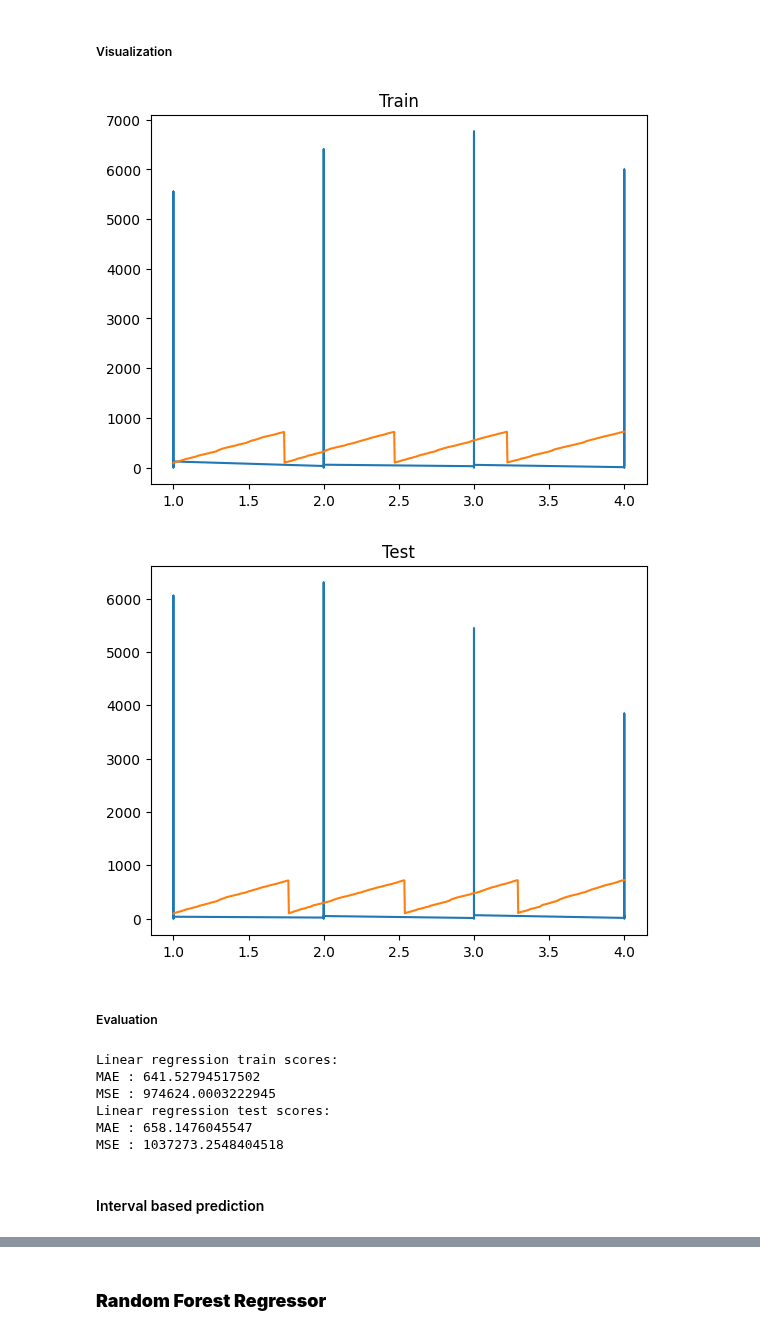
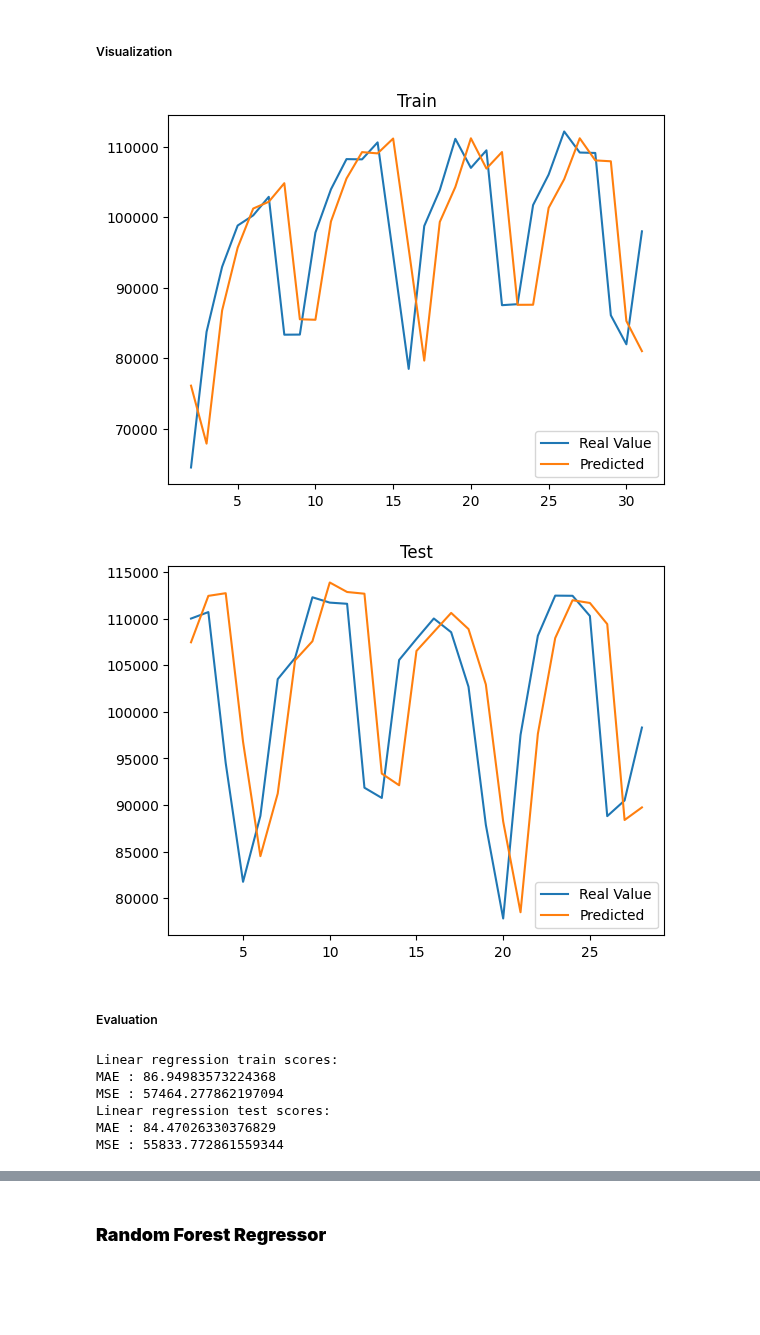
Before and after one commit to danaeis/shoofer-demand-prediction, a Jupyter notebook: Shoojer_phase_1 (ML).ipynb, the cells around one changed output, grey strips where cells are left out. Saved outputs shown, nothing was run; the diff lists cells and outputs as text; code cells hidden in the pictures; blank space fills up the shorter version.

```diff
--- a/Shoojer_phase_1 (ML).ipynb
+++ b/Shoojer_phase_1 (ML).ipynb
@@ -155,8 +178,8 @@ data1, data2 = load_data()
 data1 = clearing_data_noise(data1, 1)
 data2 = clearing_data_noise(data2, 2)
 # %%
-data1_modified = date_format_modifier(data1)
-data2_modified = date_format_modifier(data2)
+data1_date_modified = date_format_modifier(data1)
+data2_date_modified = date_format_modifier(data2)
 # %%
-data1_grouped = grouping_by(data1, group_list)
-data2_grouped = grouping_by(data2, group_list)
+data1_grouped = grouping_by(data1_date_modified, group_list)
+data2_grouped = grouping_by(data2_date_modified, group_list)
@@ -180,3 +186,6 @@ plt.xticks(rotation=90)
+# %%
+data1_loc_modified = location_format_modifier(data1_grouped)
+data2_loc_modified = location_format_modifier(data2_grouped)
 # %% [markdown]
 ## Training with first month and testing with second month
 # %% [markdown]
@@ -190,34 +199,32 @@ sample_size = 0.6
 #### Point based prediction
 # %%
 model = LinearRegression()
-yhat_train, yhat_test = point_predict(model, data1_grouped.to_numpy(), data2_grouped.to_numpy())
+yhat_train, yhat_test = point_predict(model, data1_loc_modified.to_numpy(), data2_loc_modified.to_numpy())
 # %% [markdown]
 ##### Visualization
 # %%
-point_predict_visualizer(data1_grouped, data2_grouped, yhat_train, yhat_test, 4)
+point_predict_visualizer(data1_loc_modified, data2_loc_modified, yhat_train, yhat_test)
 # %% [output]
-[figure, old version]
+[figure, new version]
-[figure, old version]
+[figure, new version]
 # %% [markdown]
 ##### Evaluation
 # %%
 print('Linear regression train scores:')
 
 
-evaluation(mean_absolute_error, 'MAE', data1_grouped['Demand'], yhat_train)
-evaluation(mean_squared_error, 'MSE', data1_grouped['Demand'], yhat_train)
+evaluation(mean_absolute_error, 'MAE', data1_loc_modified['Demand'], yhat_train)
+evaluation(mean_squared_error, 'MSE', data1_loc_modified['Demand'], yhat_train)
 
 print('Linear regression test scores:')
 
 
-evaluation(mean_absolute_error, 'MAE', data2_grouped['Demand'], yhat_test)
-evaluation(mean_squared_error, 'MSE', data2_grouped['Demand'], yhat_test)
+evaluation(mean_absolute_error, 'MAE', data2_loc_modified['Demand'], yhat_test)
+evaluation(mean_squared_error, 'MSE', data2_loc_modified['Demand'], yhat_test)
 # %% [output]
 Linear regression train scores:
-MAE : 641.52794517502
-MSE : 974624.0003222945
+MAE : 86.94983573224368
+MSE : 57464.277862197094
 Linear regression test scores:
-MAE : 658.1476045547
-MSE : 1037273.2548404518
+MAE : 84.47026330376829
+MSE : 55833.772861559344
-# %% [markdown]
-#### Interval based prediction
```
Also changed, not shown: parts of 44 cells of this notebook.
